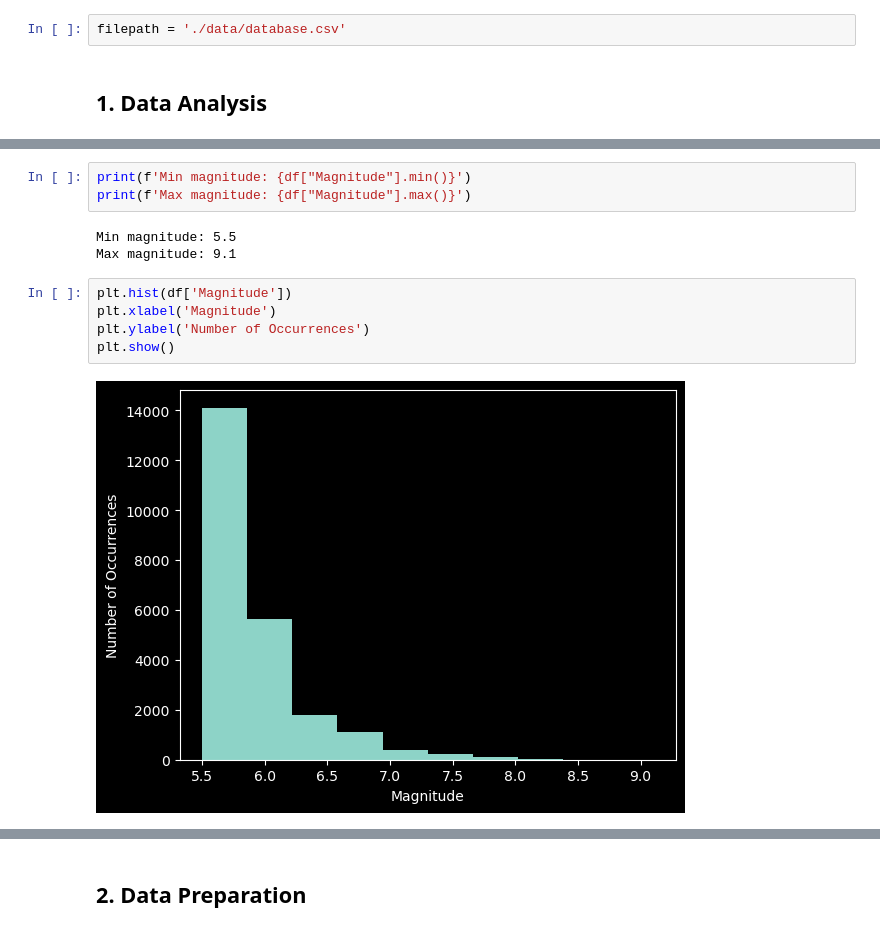
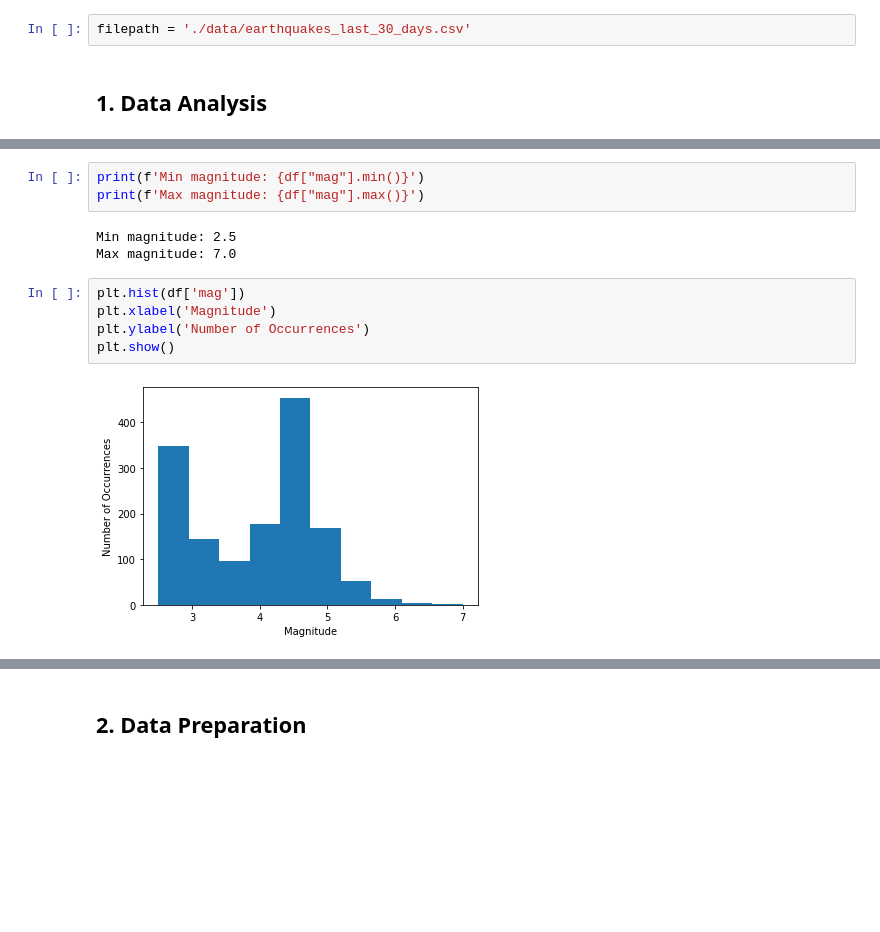
Before and after one commit to Andre-Gilbert/Earthquake-Prediction, a Jupyter notebook: ml/earthquake_prediction.ipynb, the cells around one changed output, grey strips where cells are left out. Cells and saved outputs as stored; diff of their text form; blank space fills up the shorter version.

Commit message:
updated data

```diff
--- a/ml/earthquake_prediction.ipynb
+++ b/ml/earthquake_prediction.ipynb
@@ -17,7 +20,7 @@ from sklearn import preprocessing, model_selection, linear_model
 # %% [markdown]
 ## 0. Setup
 # %%
-filepath = './data/database.csv'
+filepath = './data/earthquakes_last_30_days.csv'
 # %% [markdown]
 ## 1. Data Analysis
 # %%
@@ -98,14 +101,14 @@ plt.show()
 # %%
-print(f'Min magnitude: {df["Magnitude"].min()}')
-print(f'Max magnitude: {df["Magnitude"].max()}')
+print(f'Min magnitude: {df["mag"].min()}')
+print(f'Max magnitude: {df["mag"].max()}')
 # %% [output]
-Min magnitude: 5.5
-Max magnitude: 9.1
+Min magnitude: 2.5
+Max magnitude: 7.0
 # %%
-plt.hist(df['Magnitude'])
+plt.hist(df['mag'])
 plt.xlabel('Magnitude')
 plt.ylabel('Number of Occurrences')
 plt.show()
 # %% [output]
-[figure, old version]
+[figure, new version]
 # %%
```
Also changed, not shown: parts of 21 cells of this notebook, 2 other files.
